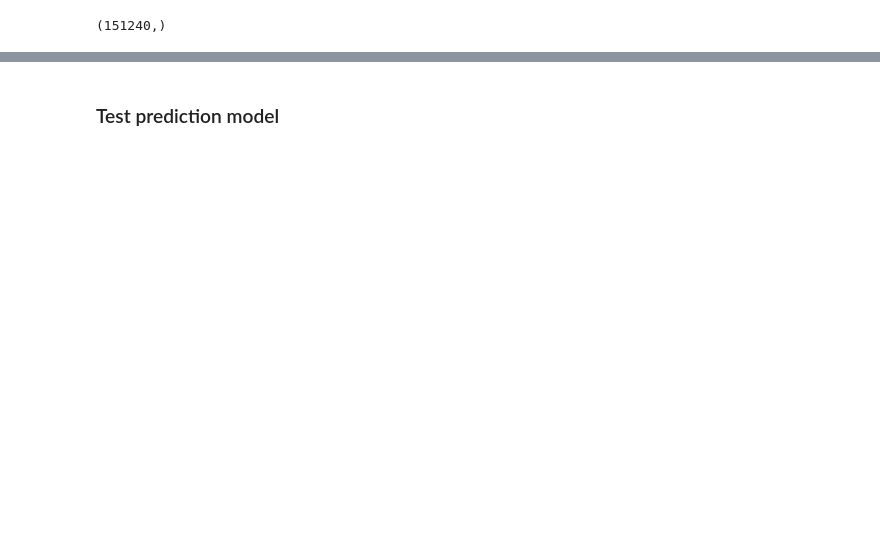
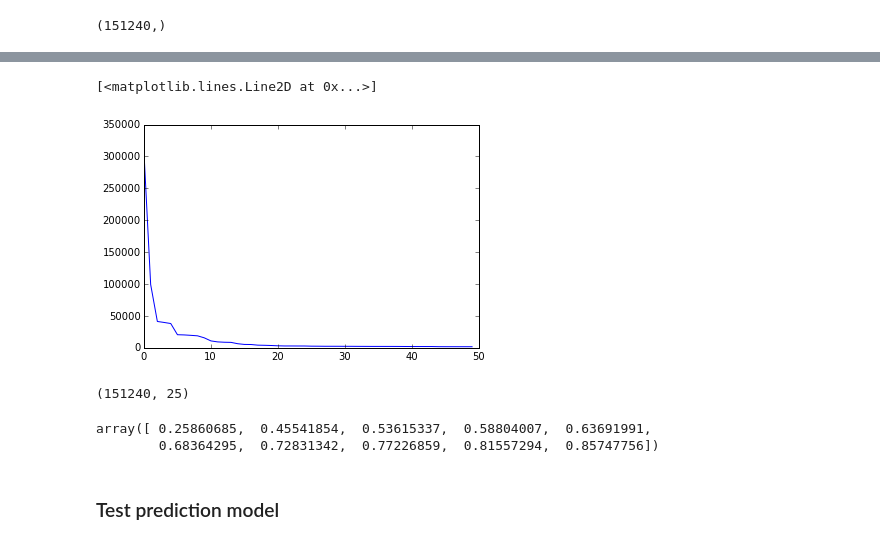
Before and after one commit to bshurick/ischool, a Jupyter notebook: Extras/Kaggle/AirBnB/airbnb.ipynb, the cells around one changed output, grey strips where cells are left out. Drawn from its saved outputs; the diff is of its cells as text; code cells hidden in the pictures; blank space fills up the shorter version.

```diff
--- a/Extras/Kaggle/AirBnB/airbnb.ipynb
+++ b/Extras/Kaggle/AirBnB/airbnb.ipynb
@@ -408,3 +630,23 @@ train_set_new = p.fit_transform(train_set[cols])
+# %%
+mcl = MultiColumnLabelEncoder()
+mm = MinMaxScaler()
+ohe = OneHotEncoder()
+ss = StandardScaler(with_mean=False)
+ii = Imputer(strategy='most_frequent')
+ii2 = Imputer(strategy='mean')
+p = Pipeline([('mcl',mcl),('ii',ii),('ohe',ohe)])
+p2 = Pipeline([('ii',ii2),('ss',ss),('mm',mm)])
+# %%
+z = p.fit_transform(train_set[cat_cols])
+zB = p2.fit_transform(train_set[num_cols+['session_lda']])
+z2 = p.transform(test_set[cat_cols])
+z2B = p2.transform(test_set[num_cols+['session_lda']])
+z3 = p.transform(final_test_set[cat_cols])
+z3B = p2.transform(final_test_set[num_cols+['session_lda']])
+
+train_set_new = np.concatenate((z.todense(),zB),axis=1)
+test_set_new = np.concatenate((z2.todense(),z2B),axis=1)
+final_test_set_new = np.concatenate((z3.todense(),z3B),axis=1)
 # %%
 print(train_set_new[:,:].shape)
 # %% [output]
@@ -416,4 +659,4 @@ print(train_target.shape)
 (151240,)
 # %%
 lda = LDA()
-l = lda.fit_transform(train_set_new.toarray(), np.array(train_target))
+l = lda.fit_transform(train_set_new, np.array(train_target))
@@ -423,0 +663,4 @@ l.shape
+# %%
+s = np.sum(lda.coef_**2,axis=0)
+s_sort = sorted(enumerate(s),key=lambda x: x[1],reverse=True)
+s_sort[:25]
@@ -423,0 +685,10 @@ l.shape
+# %%
+plt.plot(sorted(s,reverse=True)[:50])
+# %% [output]
+[<matplotlib.lines.Line2D at 0x...>]
+[figure, added]
+# %%
+features = [i[0] for i in s_sort if i[1]>=min(sorted(s,reverse=True)[:20])]
+train_set_new[:,features].shape
+# %% [output]
+(151240, 25)
@@ -424,2 +700,7 @@ l.shape
+# %%
+print(np.cumsum(pca.explained_variance_ratio_))
+# %% [output]
+array([ 0.25860685,  0.45541854,  0.53615337,  0.58804007,  0.63691991,
+        0.68364295,  0.72831342,  0.77226859,  0.81557294,  0.85747756])
 # %% [markdown]
 ### Test prediction model
```
Also changed, not shown: parts of 89 cells of this notebook, 1 other file.
